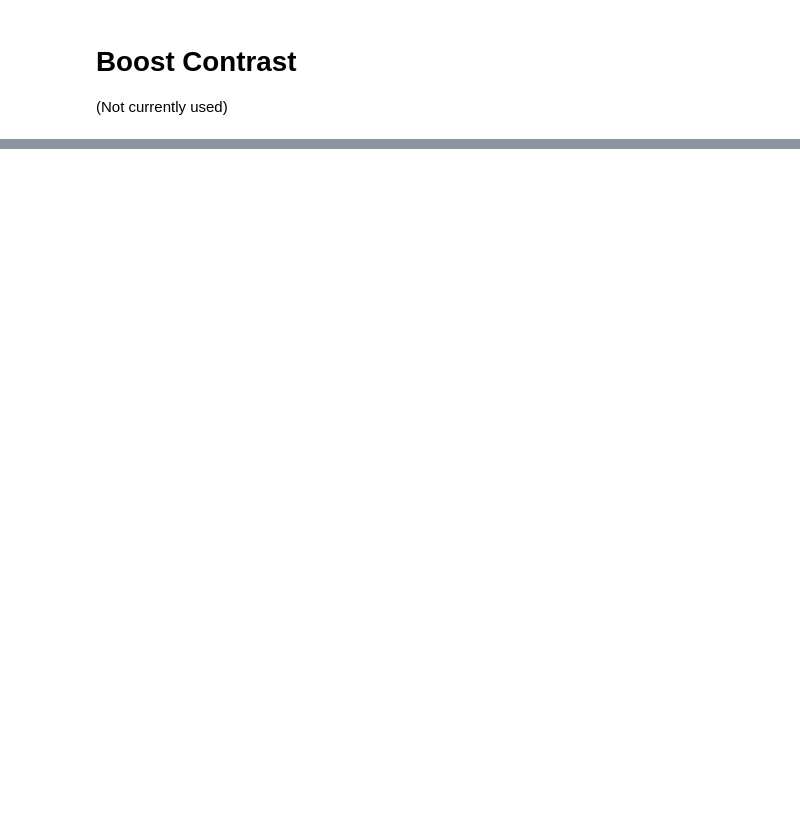
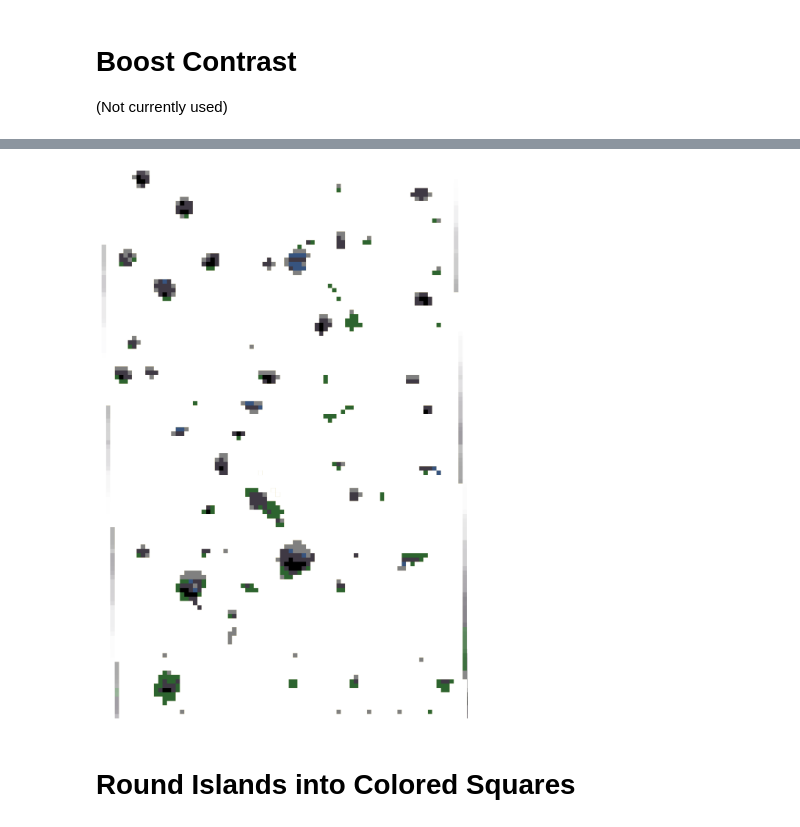
Before and after one commit to JustinLin905/pebl-image-processing, a Jupyter notebook: preprocessing.ipynb, the cells around one changed output, grey strips where cells are left out. Drawn from its saved outputs; the diff is of its cells as text; code cells hidden in the pictures; blank space fills up the shorter version.

```diff
--- a/preprocessing.ipynb
+++ b/preprocessing.ipynb
@@ -170,0 +225,7 @@ def boost_contrast(image, clip_limit=2.0, tile_grid_size=(8, 8)):
+# %%
+stripped_image = strip_background(rounded_image, kernel_size=32, tolerance=0.38)
+render_image(stripped_image)
+# %% [output]
+[figure, new version]
+# %% [markdown]
+# Round Islands into Colored Squares
```
Also changed, not shown: parts of 14 cells of this notebook.
